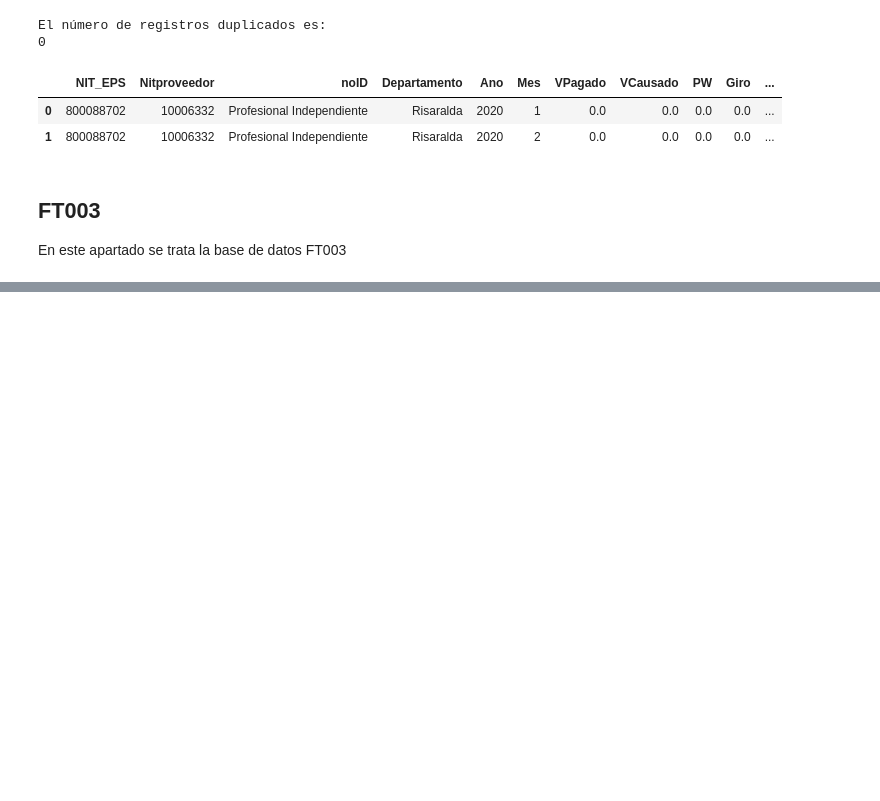
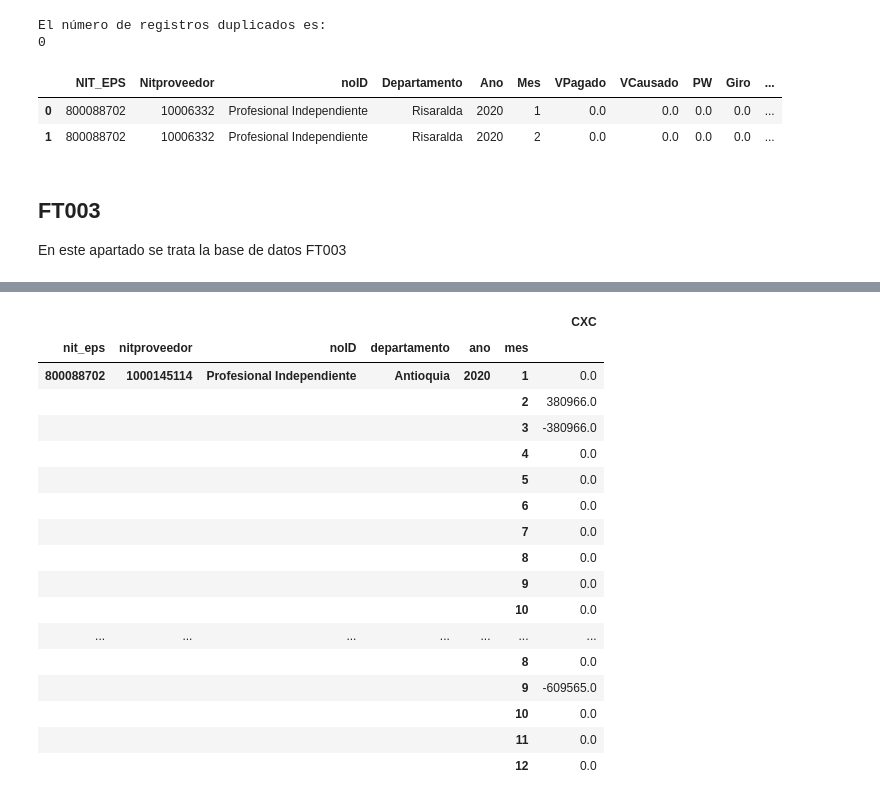
Before and after one commit to Miguelangelortizh/Data_cleaning, a Jupyter notebook: Supersalud_PAGO_V2.ipynb, the cells around one changed output, grey strips where cells are left out. Drawn from its saved outputs; the diff is of its cells as text; code cells hidden in the pictures; blank space fills up the shorter version.

```diff
--- a/Supersalud_PAGO_V2.ipynb
+++ b/Supersalud_PAGO_V2.ipynb
@@ -591,0 +765,5 @@ FT005_web_pres_ope.head(2)
+# %%
+# Se crea el rango de meses necesarios en cada mes
+fecha_ideal=range(1, 12 + 1)
+# Se rellena con ceros la información para los meses faltantes
+FT003_pres_ope = FT003_pres_ope.set_index('mes').groupby(['nit_eps', 'nitproveedor', 'noID', 'departamento', 'ano']).apply(lambda x: x.reindex(index=fecha_ideal, fill_value=0)).drop(['nit_eps', 'nitproveedor', 'noID', 'departamento', 'ano'], 1)
@@ -591,0 +826,21 @@ FT005_web_pres_ope.head(2)
+# %%
+FT003_pres_ope_dif.head(24)
+# %% [output]
+|  |  |  |  |  |  | CXC |
+| nit_eps | nitproveedor | noID | departamento | ano | mes |  |
+| 800088702 | 1000145114 | Profesional Independiente | Antioquia | 2020 | 1 | 0.0 |
+|  |  |  |  |  | 2 | 380966.0 |
+|  |  |  |  |  | 3 | -380966.0 |
+|  |  |  |  |  | 4 | 0.0 |
+|  |  |  |  |  | 5 | 0.0 |
+|  |  |  |  |  | 6 | 0.0 |
+|  |  |  |  |  | 7 | 0.0 |
+|  |  |  |  |  | 8 | 0.0 |
+|  |  |  |  |  | 9 | 0.0 |
+|  |  |  |  |  | 10 | 0.0 |
+| ... | ... | ... | ... | ... | ... | ... |
+|  |  |  |  |  | 8 | 0.0 |
+|  |  |  |  |  | 9 | -609565.0 |
+|  |  |  |  |  | 10 | 0.0 |
+|  |  |  |  |  | 11 | 0.0 |
+|  |  |  |  |  | 12 | 0.0 |
```
Also changed, not shown: parts of 34 cells of this notebook.
